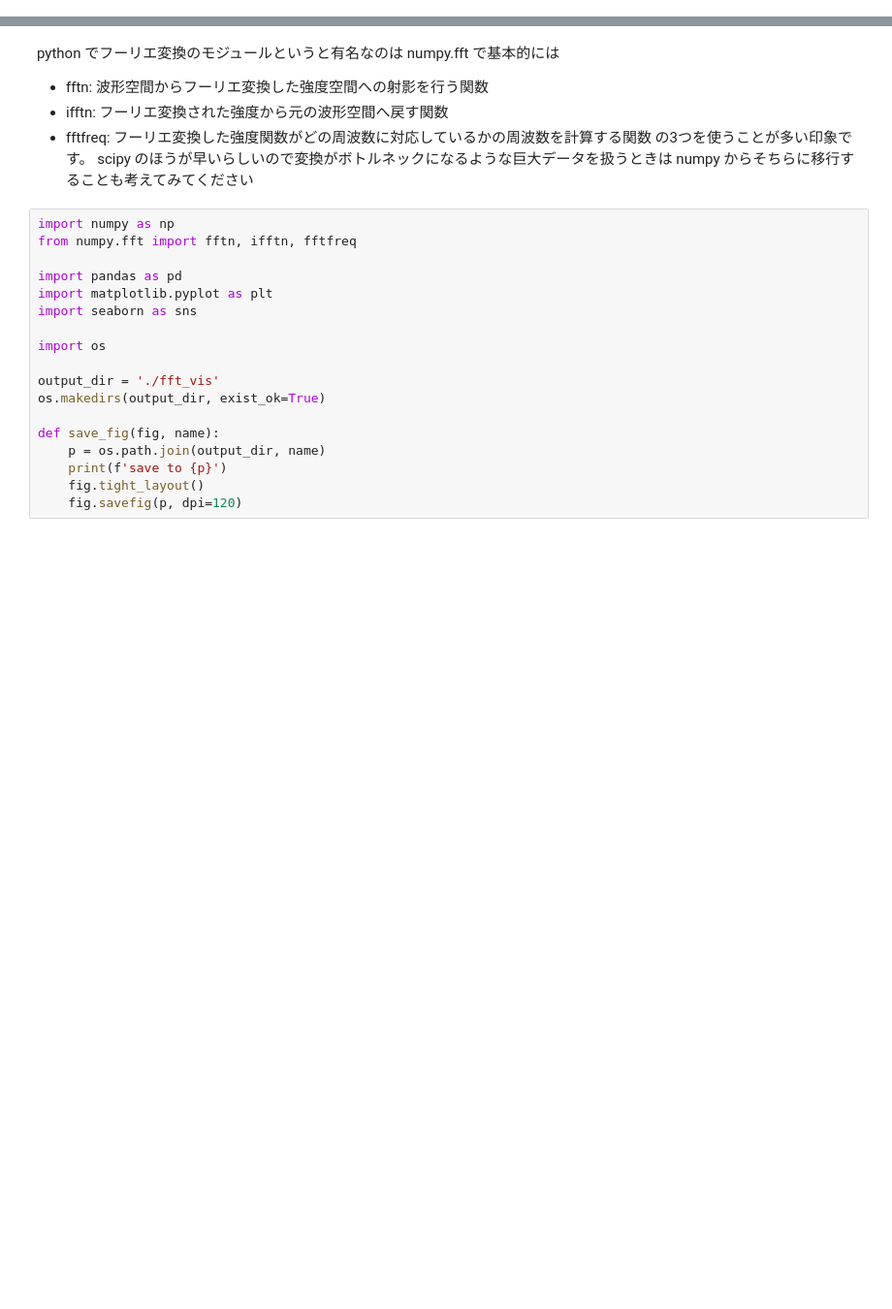
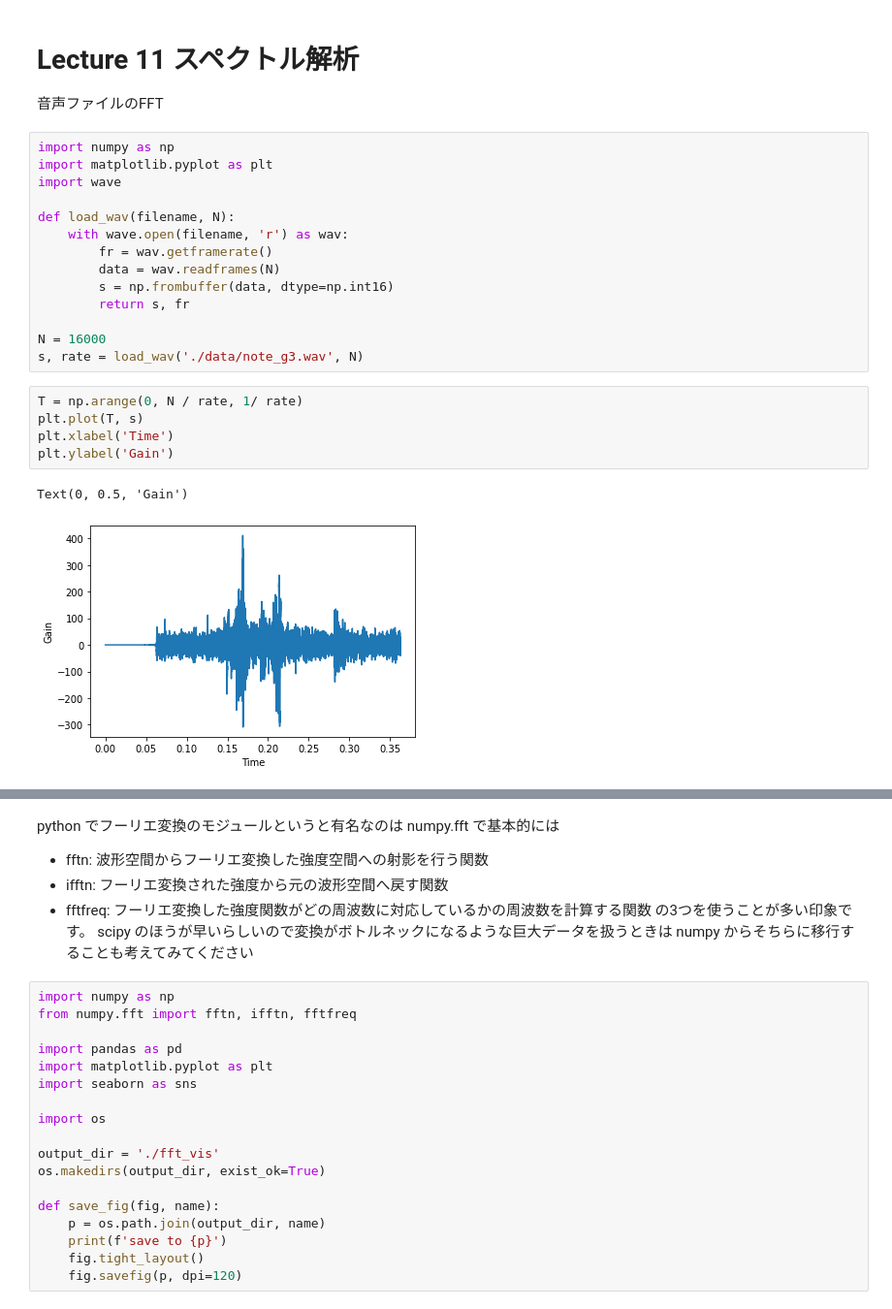
Before and after one commit to miwamasa/DataScience2022, a Jupyter notebook: notebooks/lecture11_frequency.ipynb, the cells around one changed output, grey strips where cells are left out. Shown at 97% size. Saved outputs shown, nothing was run; the diff lists cells and outputs as text; blank space fills up the shorter version.

```diff
--- a/notebooks/lecture11_frequency.ipynb
+++ b/notebooks/lecture11_frequency.ipynb
@@ -0,0 +1,26 @@
+# %% [markdown]
+# Lecture 11 スペクトル解析
+
+音声ファイルのFFT
+# %%
+import numpy as np
+import matplotlib.pyplot as plt
+import wave
+
+def load_wav(filename, N):
+    with wave.open(filename, 'r') as wav:
+        fr = wav.getframerate()
+        data = wav.readframes(N)
+        s = np.frombuffer(data, dtype=np.int16)
+        return s, fr
+
+N = 16000
+s, rate = load_wav('./data/note_g3.wav', N)
+# %%
+T = np.arange(0, N / rate, 1/ rate)
+plt.plot(T, s)
+plt.xlabel('Time')
+plt.ylabel('Gain')
+# %% [output]
+Text(0, 0.5, 'Gain')
+[figure, added]
```
Also changed, not shown: parts of 2 cells of this notebook, 1 other file.
